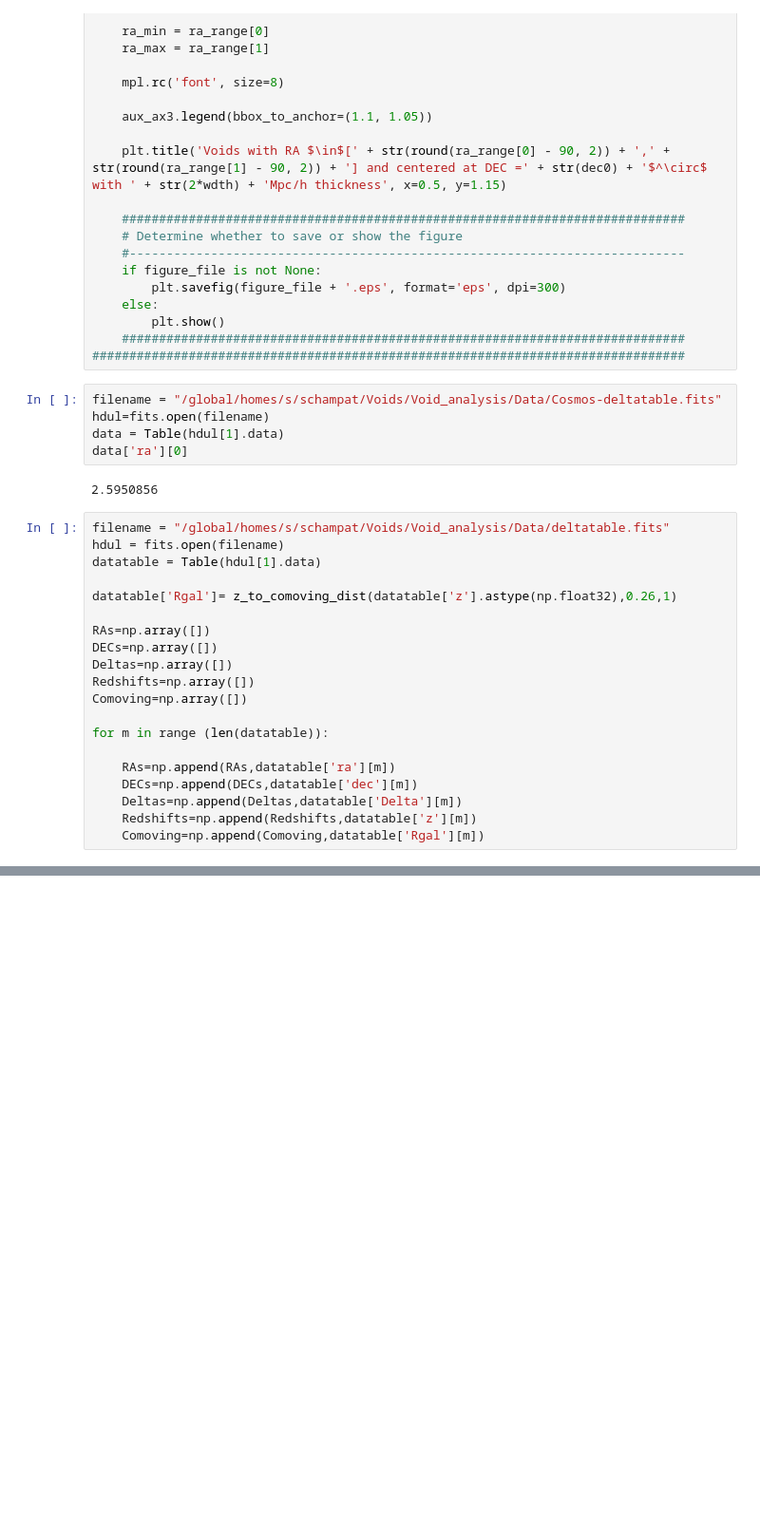
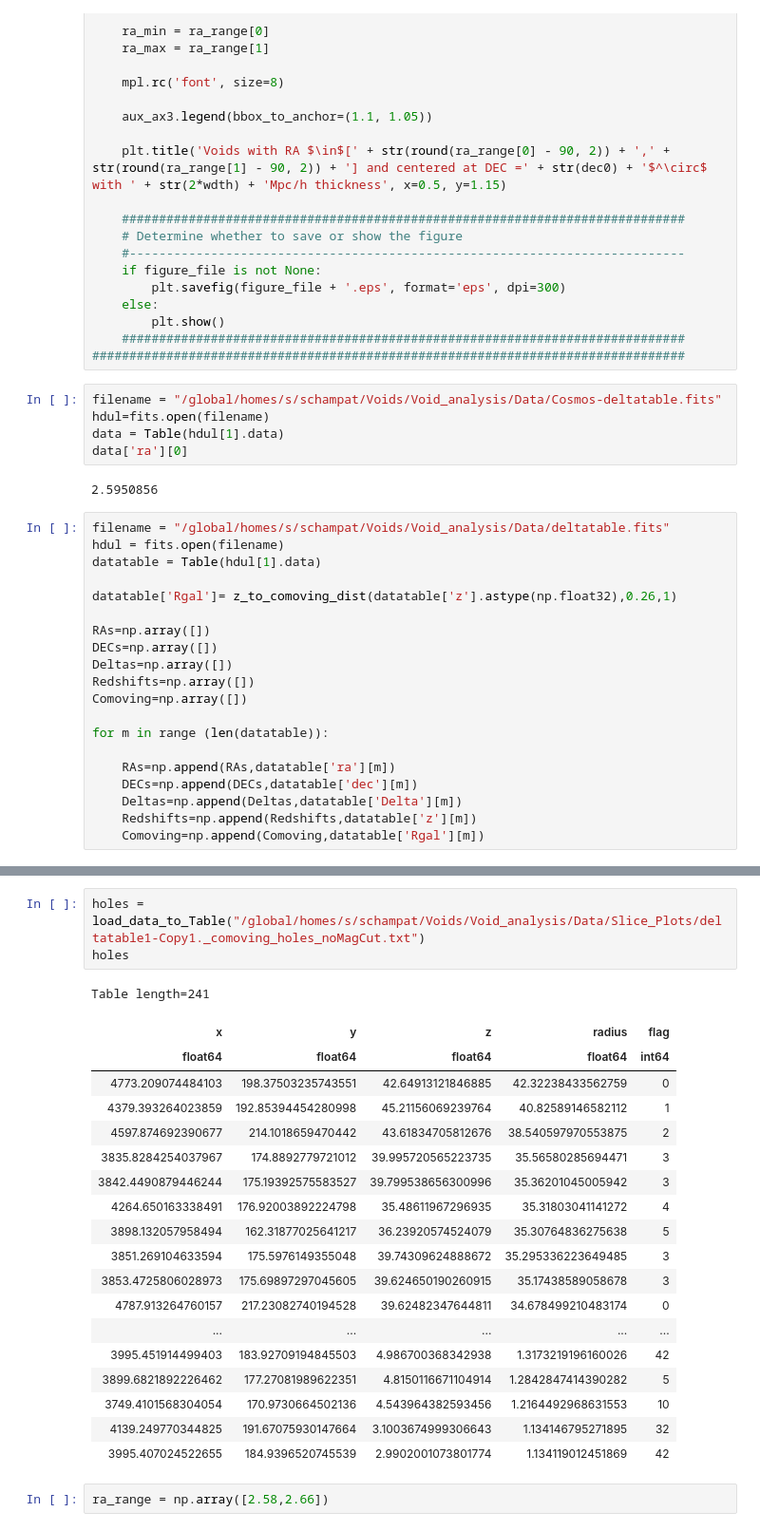
Before and after one commit to DESI-UR/Void_analysis, a Jupyter notebook: nb/Slice_Plots.ipynb, the cells around one changed output, grey strips where cells are left out. Shown at 95% size. Cells and saved outputs as stored; diff of their text form; blank space fills up the shorter version.

```diff
--- a/nb/Slice_Plots.ipynb
+++ b/nb/Slice_Plots.ipynb
@@ -527,0 +552,25 @@ Table length=80748
+# %%
+holes = load_data_to_Table("/global/homes/s/schampat/Voids/Void_analysis/Data/Slice_Plots/deltatable1-Copy1._comoving_holes_noMagCut.txt")
+holes
+# %% [output]
+Table length=241
+| x | y | z | radius | flag |
+| float64 | float64 | float64 | float64 | int64 |
+| 4773.209074484103 | 198.37503235743551 | 42.64913121846885 | 42.32238433562759 | 0 |
+| 4379.393264023859 | 192.85394454280998 | 45.21156069239764 | 40.82589146582112 | 1 |
+| 4597.874692390677 | 214.1018659470442 | 43.61834705812676 | 38.540597970553875 | 2 |
+| 3835.8284254037967 | 174.8892779721012 | 39.995720565223735 | 35.56580285694471 | 3 |
+| 3842.4490879446244 | 175.19392575583527 | 39.799538656300996 | 35.36201045005942 | 3 |
+| 4264.650163338491 | 176.92003892224798 | 35.48611967296935 | 35.31803041141272 | 4 |
+| 3898.132057958494 | 162.31877025641217 | 36.23920574524079 | 35.30764836275638 | 5 |
+| 3851.269104633594 | 175.5976149355048 | 39.74309624888672 | 35.295336223649485 | 3 |
+| 3853.4725806028973 | 175.69897297045605 | 39.624650190260915 | 35.17438589058678 | 3 |
+| 4787.913264760157 | 217.23082740194528 | 39.62482347644811 | 34.678499210483174 | 0 |
+| ... | ... | ... | ... | ... |
+| 3995.451914499403 | 183.92709194845503 | 4.986700368342938 | 1.3173219196160026 | 42 |
+| 3899.6821892226462 | 177.27081989622351 | 4.8150116671104914 | 1.2842847414390282 | 5 |
+| 3749.4101568304054 | 170.9730664502136 | 4.543964382593456 | 1.2164492968631553 | 10 |
+| 4139.249770344825 | 191.67075930147664 | 3.1003674999306643 | 1.134146795271895 | 32 |
+| 3995.407024522655 | 184.9396520745539 | 2.9902001073801774 | 1.134119012451869 | 42 |
+# %%
+ra_range = np.array([2.58,2.66])
```
Also changed, not shown: parts of 5 cells of this notebook, 7 other files.
